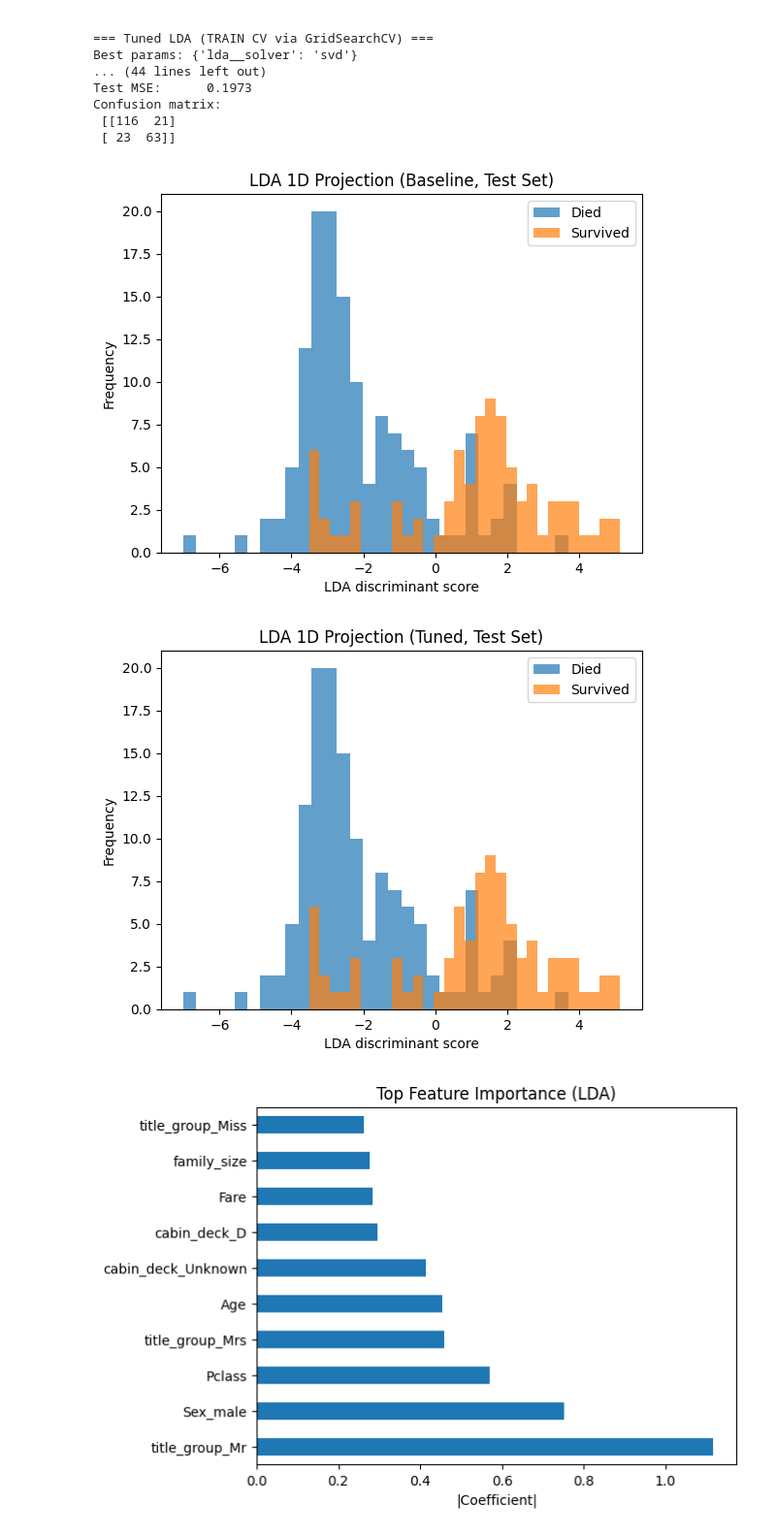
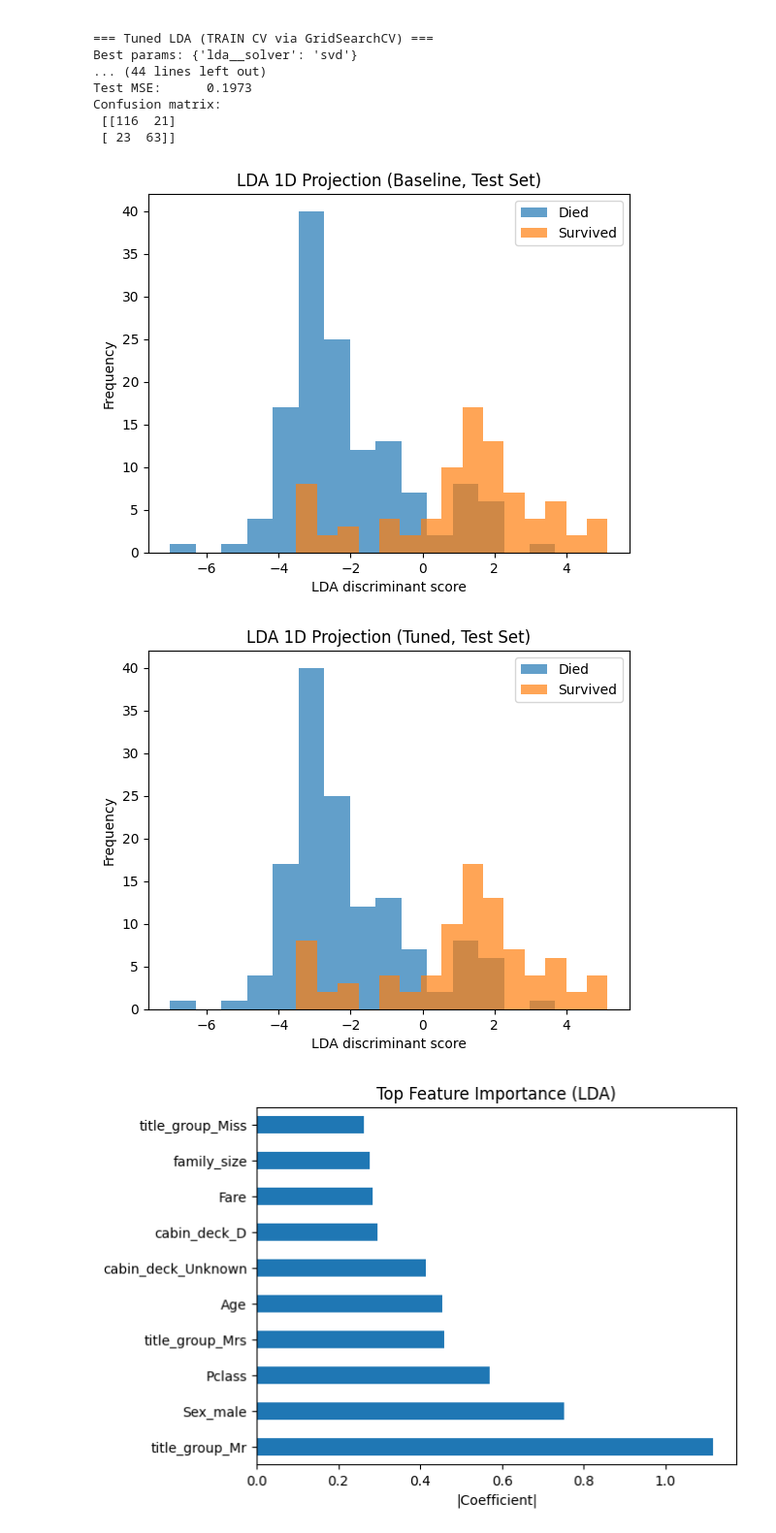
Before and after one commit to RoxyLiu66/data_572_group_5, a Jupyter notebook: coding/LDA.ipynb, the cells around one changed output. Shown at 97% size. Cells and saved outputs as stored; diff of their text form; code cells hidden in the pictures.

```diff
--- a/coding/LDA.ipynb
+++ b/coding/LDA.ipynb
@@ -212,22 +212,20 @@ Confusion matrix:
 # %%
 import matplotlib.pyplot as plt
 
-# Make sure it's fitted (you already fit it above, but this is safe)
 baseline_pipeline.fit(X_train, y_train)
 
-# Get 1D LDA scores on the test set
 lda_scores = baseline_pipeline.decision_function(X_test)
 
 plt.figure()
-plt.hist(lda_scores[y_test == 0], bins=30, alpha=0.7, label="Died")
-plt.hist(lda_scores[y_test == 1], bins=30, alpha=0.7, label="Survived")
+plt.hist(lda_scores[y_test == 0], bins=15, alpha=0.7, label="Died")
+plt.hist(lda_scores[y_test == 1], bins=15, alpha=0.7, label="Survived")
 plt.xlabel("LDA discriminant score")
 plt.ylabel("Frequency")
 plt.title("LDA 1D Projection (Baseline, Test Set)")
 plt.legend()
 plt.show()
 # %% [output]
-[figure, old version]
+[figure, new version]
 # %%
 import matplotlib.pyplot as plt
 
@@ -236,15 +234,15 @@ best_model.fit(X_train, y_train)
 lda_scores = best_model.decision_function(X_test)
 
 plt.figure()
-plt.hist(lda_scores[y_test == 0], bins=30, alpha=0.7, label="Died")
-plt.hist(lda_scores[y_test == 1], bins=30, alpha=0.7, label="Survived")
+plt.hist(lda_scores[y_test == 0], bins=15, alpha=0.7, label="Died")
+plt.hist(lda_scores[y_test == 1], bins=15, alpha=0.7, label="Survived")
 plt.xlabel("LDA discriminant score")
 plt.ylabel("Frequency")
 plt.title("LDA 1D Projection (Tuned, Test Set)")
 plt.legend()
 plt.show()
 # %% [output]
-[figure, old version]
+[figure, new version]
 # %%
 importance.head(10)["mean_abs_coef"].plot(kind="barh")
 plt.title("Top Feature Importance (LDA)")
```
Also changed, not shown: 1 other file.
